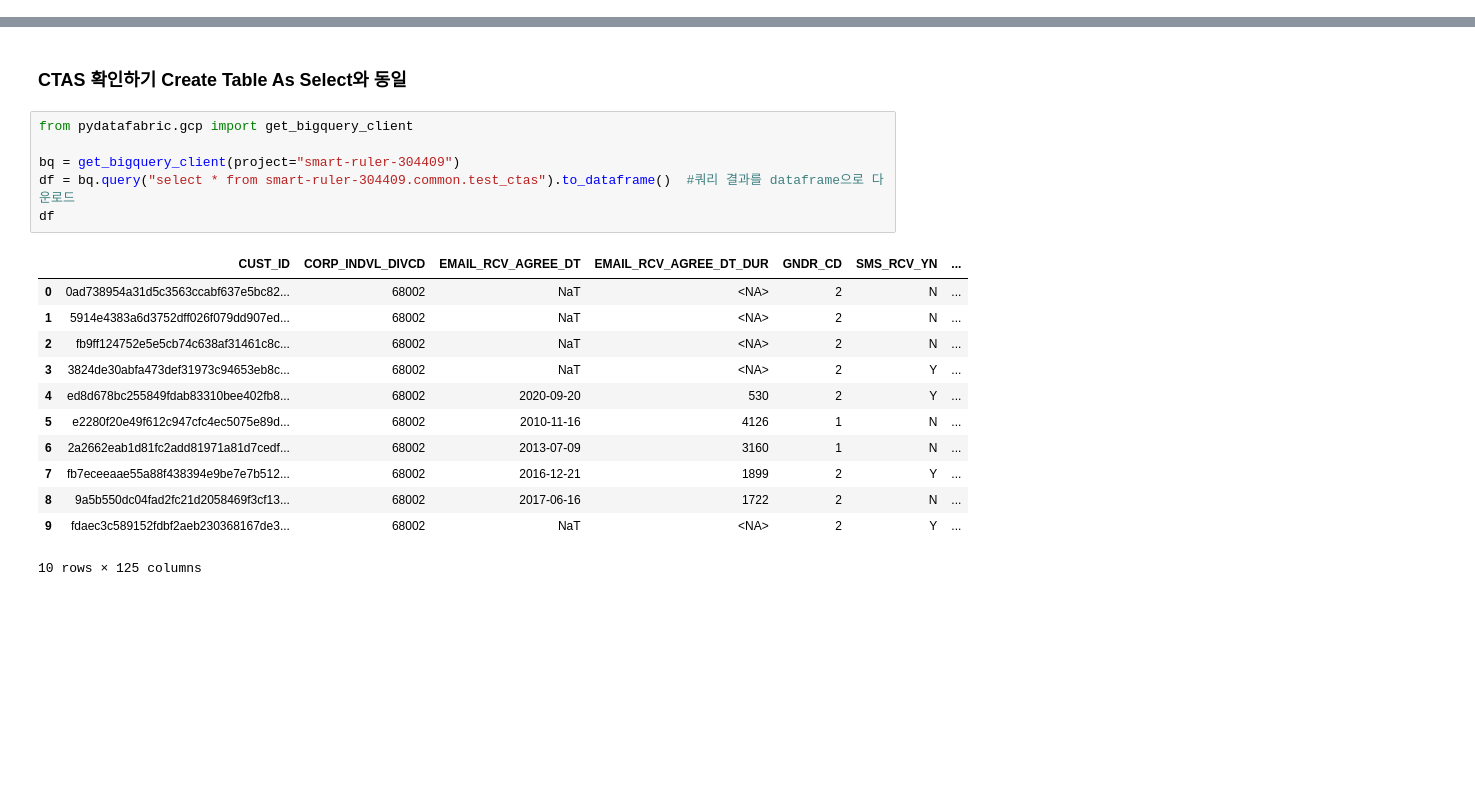
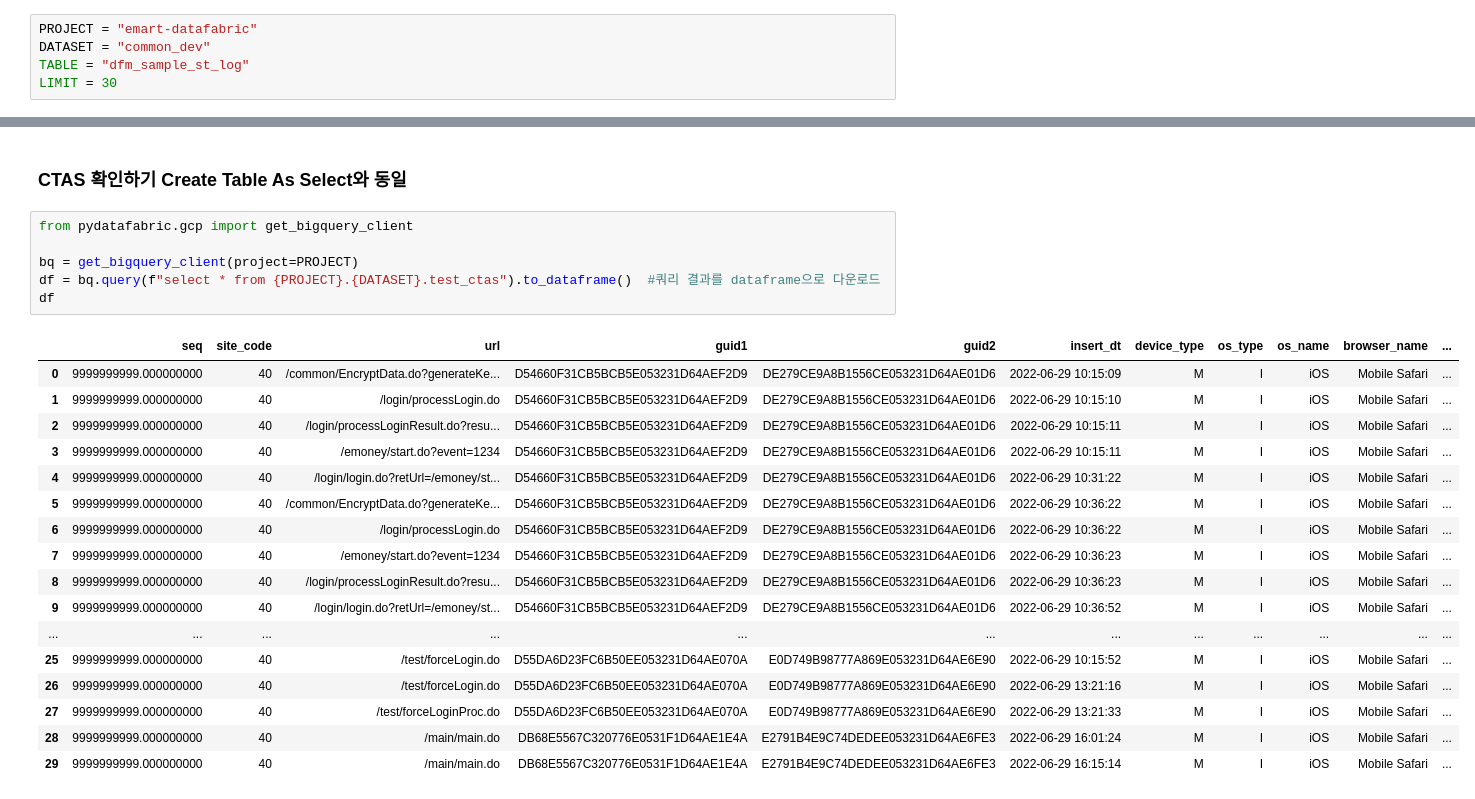
Before and after one commit to jaeinkim/datafabric-jupyterbook, a Jupyter notebook: book/best-practices/bq_load_query_result_to_table.ipynb, the cells around one changed output, grey strips where cells are left out. Saved outputs shown, nothing was run; the diff lists cells and outputs as text; blank space fills up the shorter version.

Commit message:
bq 샘플 테이블 프로젝트 변경(smart->emart)

```diff
--- a/book/best-practices/bq_load_query_result_to_table.ipynb
+++ b/book/best-practices/bq_load_query_result_to_table.ipynb
@@ -5,0 +3,5 @@ path = 'smart-ruler-304409.common.test_ctas'
+# %%
+PROJECT = "emart-datafabric"
+DATASET = "common_dev"
+TABLE = "dfm_sample_st_log"
+LIMIT = 30
@@ -14,19 +19,24 @@ select * from smart-ruler-304409.common_dev.hcard_features_0304 limit 10
 # %%
 from pydatafabric.gcp import get_bigquery_client
 
-bq = get_bigquery_client(project="smart-ruler-304409")
-df = bq.query("select * from smart-ruler-304409.common.test_ctas").to_dataframe()  #쿼리 결과를 dataframe으로 다운로드
+bq = get_bigquery_client(project=PROJECT)
+df = bq.query(f"select * from {PROJECT}.{DATASET}.test_ctas").to_dataframe()  #쿼리 결과를 dataframe으로 다운로드
 df
 # %% [output]
-|  | CUST_ID | CORP_INDVL_DIVCD | EMAIL_RCV_AGREE_DT | EMAIL_RCV_AGREE_DT_DUR | GNDR_CD | SMS_RCV_YN | ... |
-| 0 | 0ad738954a31d5c3563ccabf637e5bc82... | 68002 | NaT | <NA> | 2 | N | ... |
-| 1 | 5914e4383a6d3752dff026f079dd907ed... | 68002 | NaT | <NA> | 2 | N | ... |
-| 2 | fb9ff124752e5e5cb74c638af31461c8c... | 68002 | NaT | <NA> | 2 | N | ... |
-| 3 | 3824de30abfa473def31973c94653eb8c... | 68002 | NaT | <NA> | 2 | Y | ... |
-| 4 | ed8d678bc255849fdab83310bee402fb8... | 68002 | 2020-09-20 | 530 | 2 | Y | ... |
-| 5 | e2280f20e49f612c947cfc4ec5075e89d... | 68002 | 2010-11-16 | 4126 | 1 | N | ... |
-| 6 | 2a2662eab1d81fc2add81971a81d7cedf... | 68002 | 2013-07-09 | 3160 | 1 | N | ... |
-| 7 | fb7eceeaae55a88f438394e9be7e7b512... | 68002 | 2016-12-21 | 1899 | 2 | Y | ... |
-| 8 | 9a5b550dc04fad2fc21d2058469f3cf13... | 68002 | 2017-06-16 | 1722 | 2 | N | ... |
-| 9 | fdaec3c589152fdbf2aeb230368167de3... | 68002 | NaT | <NA> | 2 | Y | ... |
+|  | seq | site_code | url | guid1 | guid2 | insert_dt | device_type | os_type | os_name | browser_name | ... |
+| 0 | 9999999999.000000000 | 40 | /common/EncryptData.do?generateKe... | D54660F31CB5BCB5E053231D64AEF2D9 | DE279CE9A8B1556CE053231D64AE01D6 | 2022-06-29 10:15:09 | M | I | iOS | Mobile Safari | ... |
+| 1 | 9999999999.000000000 | 40 | /login/processLogin.do | D54660F31CB5BCB5E053231D64AEF2D9 | DE279CE9A8B1556CE053231D64AE01D6 | 2022-06-29 10:15:10 | M | I | iOS | Mobile Safari | ... |
+| 2 | 9999999999.000000000 | 40 | /login/processLoginResult.do?resu... | D54660F31CB5BCB5E053231D64AEF2D9 | DE279CE9A8B1556CE053231D64AE01D6 | 2022-06-29 10:15:11 | M | I | iOS | Mobile Safari | ... |
+| 3 | 9999999999.000000000 | 40 | /emoney/start.do?event=1234 | D54660F31CB5BCB5E053231D64AEF2D9 | DE279CE9A8B1556CE053231D64AE01D6 | 2022-06-29 10:15:11 | M | I | iOS | Mobile Safari | ... |
+| 4 | 9999999999.000000000 | 40 | /login/login.do?retUrl=/emoney/st... | D54660F31CB5BCB5E053231D64AEF2D9 | DE279CE9A8B1556CE053231D64AE01D6 | 2022-06-29 10:31:22 | M | I | iOS | Mobile Safari | ... |
+| 5 | 9999999999.000000000 | 40 | /common/EncryptData.do?generateKe... | D54660F31CB5BCB5E053231D64AEF2D9 | DE279CE9A8B1556CE053231D64AE01D6 | 2022-06-29 10:36:22 | M | I | iOS | Mobile Safari | ... |
+| 6 | 9999999999.000000000 | 40 | /login/processLogin.do | D54660F31CB5BCB5E053231D64AEF2D9 | DE279CE9A8B1556CE053231D64AE01D6 | 2022-06-29 10:36:22 | M | I | iOS | Mobile Safari | ... |
+| 7 | 9999999999.000000000 | 40 | /emoney/start.do?event=1234 | D54660F31CB5BCB5E053231D64AEF2D9 | DE279CE9A8B1556CE053231D64AE01D6 | 2022-06-29 10:36:23 | M | I | iOS | Mobile Safari | ... |
+| 8 | 9999999999.000000000 | 40 | /login/processLoginResult.do?resu... | D54660F31CB5BCB5E053231D64AEF2D9 | DE279CE9A8B1556CE053231D64AE01D6 | 2022-06-29 10:36:23 | M | I | iOS | Mobile Safari | ... |
+| 9 | 9999999999.000000000 | 40 | /login/login.do?retUrl=/emoney/st... | D54660F31CB5BCB5E053231D64AEF2D9 | DE279CE9A8B1556CE053231D64AE01D6 | 2022-06-29 10:36:52 | M | I | iOS | Mobile Safari | ... |
+| ... | ... | ... | ... | ... | ... | ... | ... | ... | ... | ... | ... |
+| 25 | 9999999999.000000000 | 40 | /test/forceLogin.do | D55DA6D23FC6B50EE053231D64AE070A | E0D749B98777A869E053231D64AE6E90 | 2022-06-29 10:15:52 | M | I | iOS | Mobile Safari | ... |
+| 26 | 9999999999.000000000 | 40 | /test/forceLogin.do | D55DA6D23FC6B50EE053231D64AE070A | E0D749B98777A869E053231D64AE6E90 | 2022-06-29 13:21:16 | M | I | iOS | Mobile Safari | ... |
+| 27 | 9999999999.000000000 | 40 | /test/forceLoginProc.do | D55DA6D23FC6B50EE053231D64AE070A | E0D749B98777A869E053231D64AE6E90 | 2022-06-29 13:21:33 | M | I | iOS | Mobile Safari | ... |
+| 28 | 9999999999.000000000 | 40 | /main/main.do | DB68E5567C320776E0531F1D64AE1E4A | E2791B4E9C74DEDEE053231D64AE6FE3 | 2022-06-29 16:01:24 | M | I | iOS | Mobile Safari | ... |
+| 29 | 9999999999.000000000 | 40 | /main/main.do | DB68E5567C320776E0531F1D64AE1E4A | E2791B4E9C74DEDEE053231D64AE6FE3 | 2022-06-29 16:15:14 | M | I | iOS | Mobile Safari | ... |
-10 rows × 125 columns
```
Also changed, not shown: parts of 3 cells of this notebook, 20 other files.
